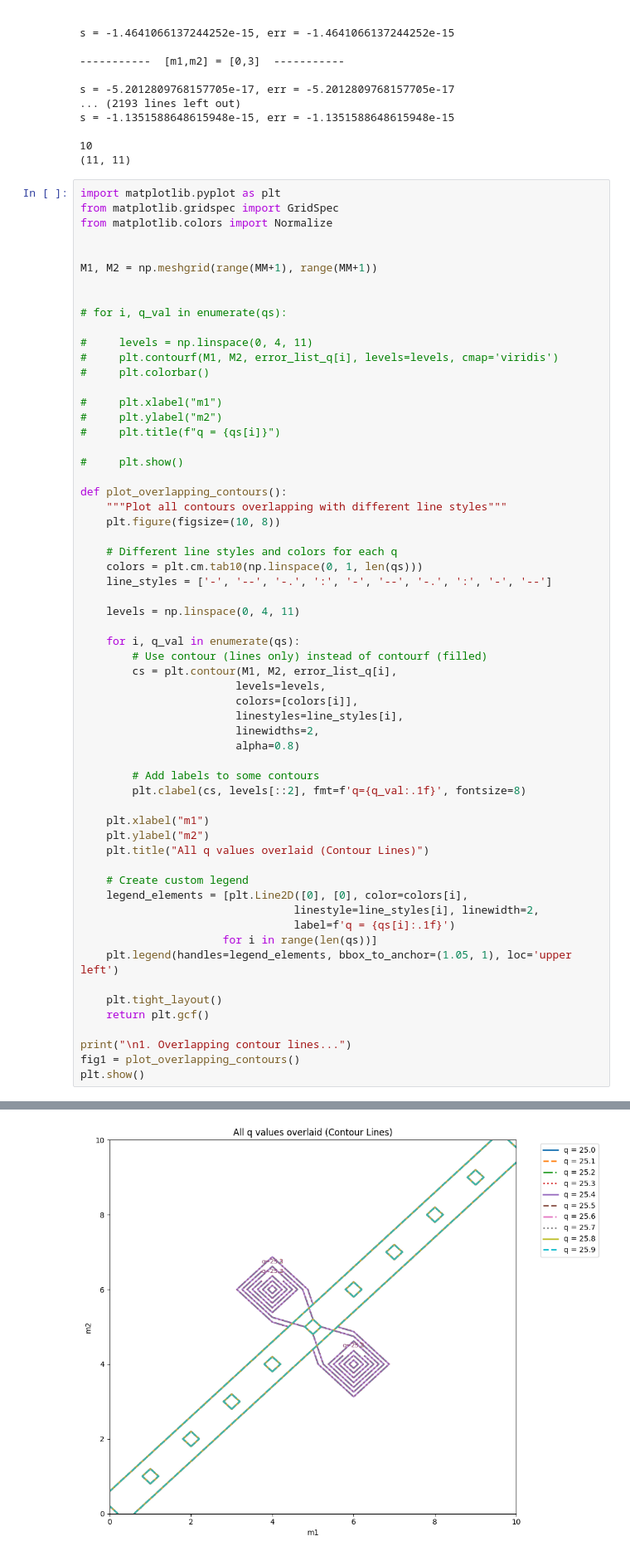
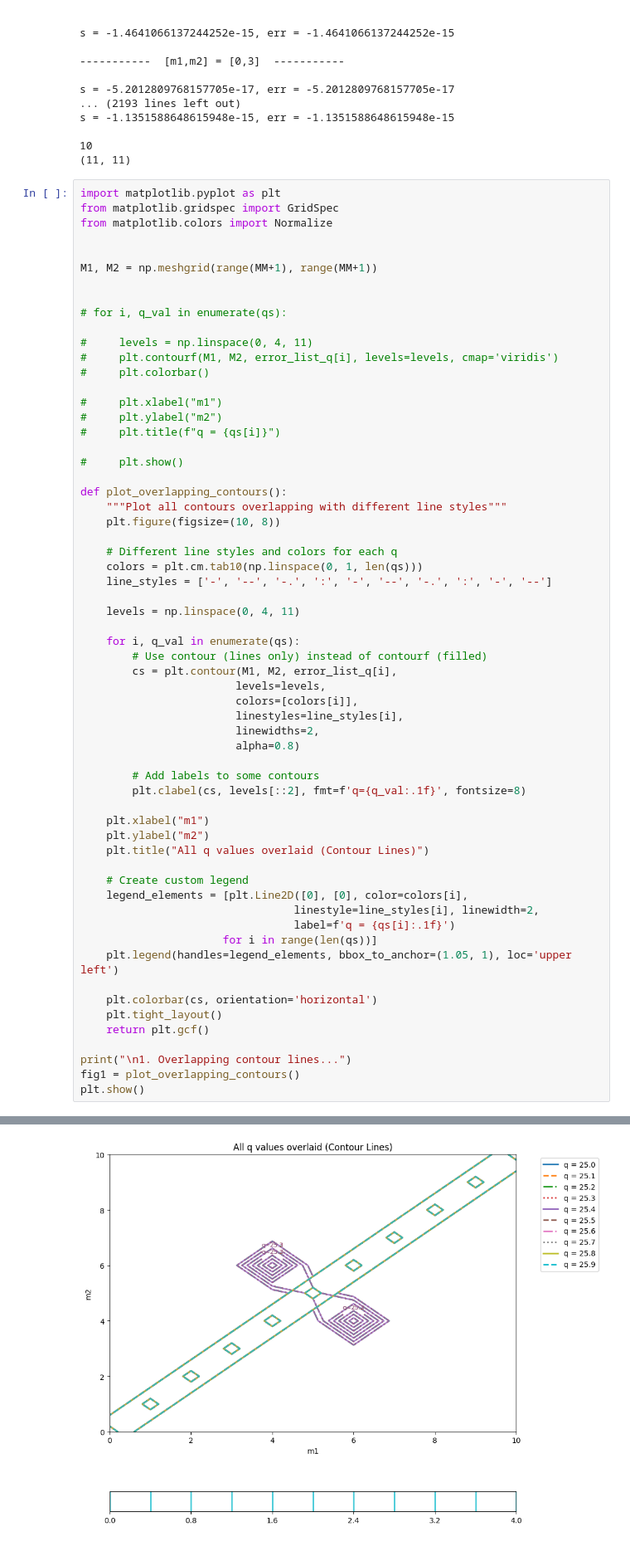
Before and after one commit to brorson/ScipyMathieuTesting, a Jupyter notebook: mathieu_ce_idents.ipynb, the cells around one changed output, grey strips where cells are left out. Shown: that part at 83% size. Saved outputs shown, nothing was run; the diff lists cells and outputs as text.

Commit message:
more visualisation for orthogonality error

```diff
--- a/mathieu_ce_idents.ipynb
+++ b/mathieu_ce_idents.ipynb
@@ -145,34 +145,35 @@ def plot_overlapping_contours():
         # Use contour (lines only) instead of contourf (filled)
         cs = plt.contour(M1, M2, error_list_q[i],
                         levels=levels,
                         colors=[colors[i]],
                         linestyles=line_styles[i],
                         linewidths=2,
                         alpha=0.8)
 
         # Add labels to some contours
         plt.clabel(cs, levels[::2], fmt=f'q={q_val:.1f}', fontsize=8)
 
     plt.xlabel("m1")
     plt.ylabel("m2")
     plt.title("All q values overlaid (Contour Lines)")
 
     # Create custom legend
     legend_elements = [plt.Line2D([0], [0], color=colors[i],
                                  linestyle=line_styles[i], linewidth=2,
                                  label=f'q = {qs[i]:.1f}')
                       for i in range(len(qs))]
     plt.legend(handles=legend_elements, bbox_to_anchor=(1.05, 1), loc='upper left')
 
+    plt.colorbar(cs, orientation='horizontal')
     plt.tight_layout()
     return plt.gcf()
 
 print("\n1. Overlapping contour lines...")
 fig1 = plot_overlapping_contours()
 plt.show()
 # %% [output]
 1. Overlapping contour lines...
-[figure, old version]
+[figure, new version]
 # %%
 def subplot_grid_shared_colorbar():
     """Subplot grid with shared colorbar"""
```
Also changed, not shown: parts of 4 cells of this notebook.
